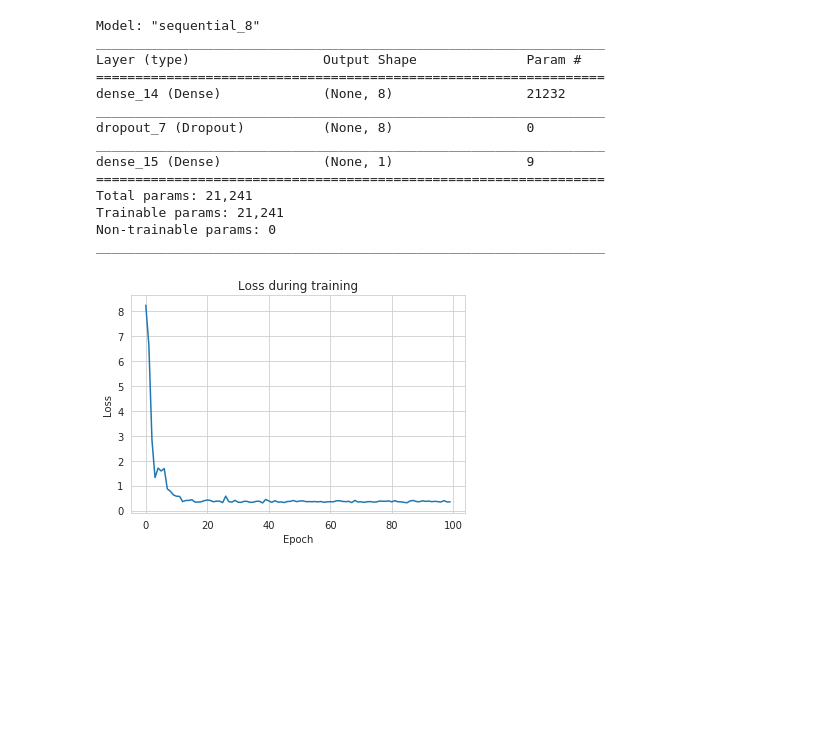
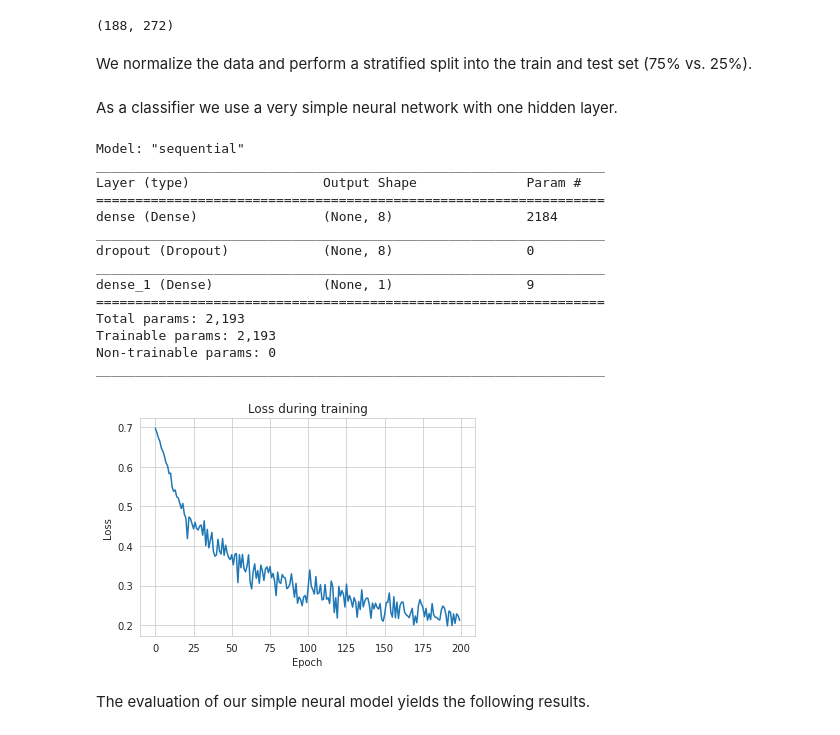
Before and after one commit to vpodpecan/representation_learning, a Jupyter notebook: Chapter6/propDRM.ipynb, the cells around one changed output. Saved outputs shown, nothing was run; the diff lists cells and outputs as text; code cells hidden in the pictures; blank space fills up the shorter version.

```diff
--- a/Chapter6/propDRM.ipynb
+++ b/Chapter6/propDRM.ipynb
@@ -45,0 +96,8 @@ conv = OrangeConverter(context)
+# %%
+import Orange
+disc = Orange.preprocess.Discretize()
+disc.method = Orange.preprocess.discretize.EqualFreq(n=3)
+target_d = disc(conv.target_Orange_table())
+other_d = []
+for table in conv.other_Orange_tables():
+    other_d.append(disc(table))
@@ -46,9 +106,9 @@ conv = OrangeConverter(context)
 # %%
-from pprint import pprint
-
-# We'll use TF-IDF scoring
-wordificator = Wordification(conv.target_Orange_table(), conv.other_Orange_tables(), context, word_att_length=2)
+wordificator = Wordification(target_d, other_d, context, word_att_length=3)
 wordificator.run()
 wordificator.calculate_weights(measure='tfidf')
 molecules_tfidf = wordificator.to_orange()
-feature_names = trains_tfidf.domain.attributes
+feature_names = [f.name for f in molecules_tfidf.domain.attributes]
+print(molecules_tfidf.X.shape)
+# %% [output]
+(188, 272)
@@ -71,49 +115,56 @@ Y_train = Y[first_fifth:]
+# %% [markdown]
+We normalize the data and perform a stratified split into the train and test set (75% vs. 25%).
+# %%
+from sklearn.model_selection import train_test_split
+from sklearn.preprocessing import normalize
+import numpy as np
+
+np.random.seed(42)
+X = normalize(molecules_tfidf.X, norm='l2')
+Y = molecules_tfidf.Y
+y_names = np.array([x.name for x in molecules_tfidf.domain.attributes])
+X_train, X_test, Y_train, Y_test = train_test_split(X, Y, test_size=0.25, stratify=Y, random_state=42)
+# %% [markdown]
+As a classifier we use a very simple neural network with one hidden layer.
 # %%
-import tensorflow as tf
+from tensorflow.random import set_seed
 from tensorflow import keras
 from tensorflow.keras import layers
+import seaborn as sns
+import matplotlib.pyplot as plt
 
-
-# A simple neural network with one hidden layer
+set_seed(42)
 model = keras.Sequential()
 model.add(keras.Input(shape=(X_train.shape[1],)))
 model.add(layers.Dense(8, activation="relu"))
-model.add(layers.Dropout(0.7))
+model.add(layers.Dropout(0.5))
 model.add(layers.Dense(1, activation="sigmoid"))
 model.compile(loss='binary_crossentropy', optimizer='adam', metrics=['accuracy'])
 model.summary()
 
-history = model.fit(X_train, Y_train, epochs=100, batch_size=4, verbose=0)
+history = model.fit(X_train, Y_train, epochs=200, batch_size=4, verbose=0)
+sns.set_style("whitegrid")
+sns.lineplot(list(range(len(history.history['loss']))), history.history['loss'])
+plt.xlabel("Epoch")
+plt.ylabel("Loss")
+_=plt.title("Loss during training")
 # %% [output]
-Model: "sequential_8"
+Model: "sequential"
 _________________________________________________________________
 Layer (type)                 Output Shape              Param #
 =================================================================
-dense_14 (Dense)             (None, 8)                 21232
+dense (Dense)                (None, 8)                 2184
 _________________________________________________________________
-dropout_7 (Dropout)          (None, 8)                 0
+dropout (Dropout)            (None, 8)                 0
 _________________________________________________________________
-dense_15 (Dense)             (None, 1)                 9
+dense_1 (Dense)              (None, 1)                 9
 =================================================================
-Total params: 21,241
-Trainable params: 21,241
+Total params: 2,193
+Trainable params: 2,193
 Non-trainable params: 0
 _________________________________________________________________
+[figure, added]
-# %%
-import seaborn as sns
-import matplotlib.pyplot as plt
-sns.set_style("whitegrid")
-
-def visualize_training_curve(history_object):
-
-    sns.lineplot(list(range(len(history_object.history['loss']))),history_object.history['loss'])
-    plt.xlabel("Epoch")
-    plt.ylabel("Loss")
-    plt.title("Loss during training")
-    plt.show()
-
-visualize_training_curve(history)
-# %% [output]
-[figure, removed]
+# %% [markdown]
+The evaluation of our simple neural model yields the following results.
 # %%
 from sklearn.metrics import classification_report
```
Also changed, not shown: parts of 22 cells of this notebook, 1 other file.
